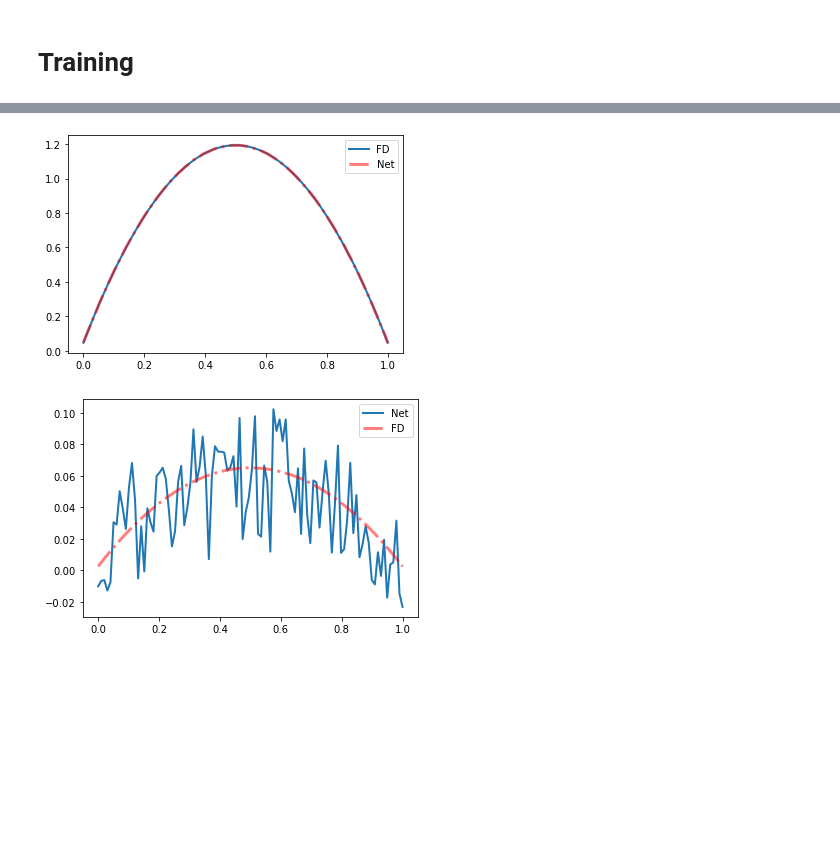
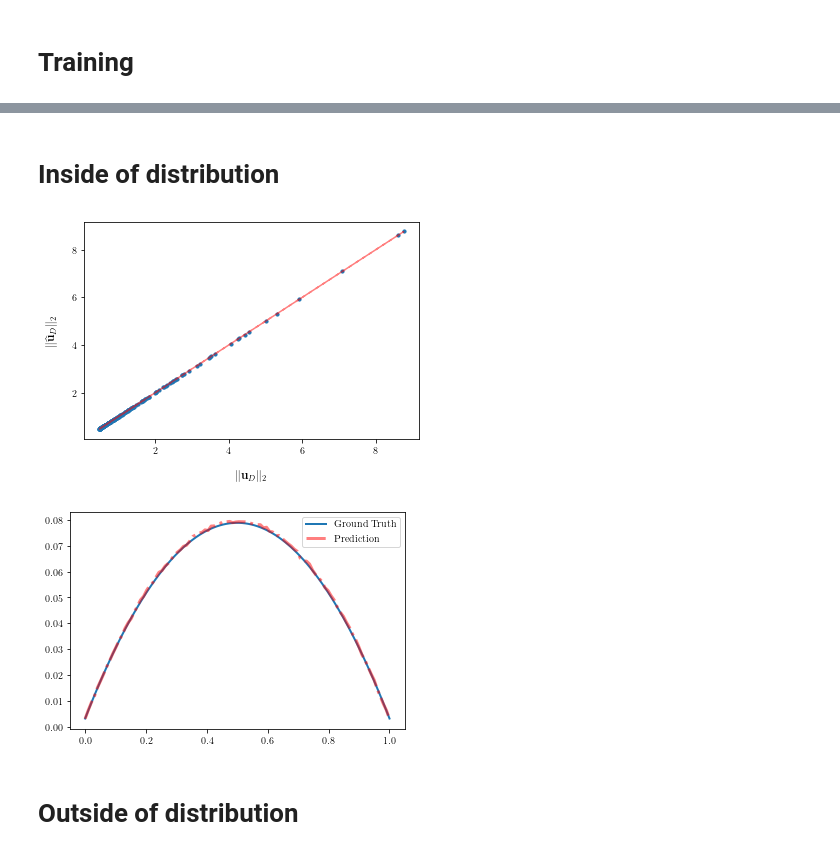
Before and after one commit to lechevaa/CEMRACS_SciML, a Jupyter notebook: dev/learning operator with mlp.ipynb, the cells around one changed output, grey strips where cells are left out. Cells and saved outputs as stored; diff of their text form; code cells hidden in the pictures; blank space fills up the shorter version.

```diff
--- a/dev/learning operator with mlp.ipynb
+++ b/dev/learning operator with mlp.ipynb
@@ -24,0 +53,2 @@ nx = 100
+# %%
+D_train, D_test, U_train, U_test = train_test_split(D, U, train_size = 0.8)
@@ -125,10 +148,0 @@ U = U.detach().cpu()
-# %%
-i = 10
-
-plt.plot(x, U[i], lw = 2, label = 'FD ')
-plt.plot(x, U_pred[i], 'r-.', lw = 3, alpha = .5, label = 'Net')
-
-plt.legend()
-plt.show()
-# %% [output]
-[figure, removed]
@@ -140,8 +149,34 @@ x, u = chaleur(nx, 2.)
-# %%
-plt.plot(x, u_pred.detach().cpu(), lw = 2, label = 'Net')
-plt.plot(x, u, 'r-.', lw = 3, alpha = .5, label = 'FD')
-
-plt.legend()
-plt.show()
-# %% [output]
-[figure, removed]
+# %% [markdown]
+# Inside of distribution
+# %%
+U_test = U_test.detach().cpu().numpy()
+U_test_pred = model(D_test).detach().cpu().numpy()
+# %%
+U_test_pred_norm = np.linalg.norm(U_test_pred, 2, axis = 1)
+U_test_norm = np.linalg.norm(U_test, 2, axis = 1)
+# %%
+plt.scatter(U_test_norm, U_test_pred_norm, s = 10)
+plt.plot(U_test_norm, U_test_norm, 'r--', alpha = .5)
+
+plt.ylabel('$\|\widehat{\mathbf{u}}_D\|_2$', fontsize = 12, labelpad=15)
+plt.xlabel('$\|\mathbf{u}_D\|_2$', fontsize = 12, labelpad=15)
+
+#plt.legend()
+plt.savefig('parityplot.pdf', bbox_inches ='tight')
+plt.show()
+# %% [output]
+[figure, added]
+# %%
+i = 2
+
+plt.plot(x, U_test[i], lw = 2, label = 'Ground Truth')
+plt.plot(x, U_test_pred[i], 'r-.', lw = 3, alpha = .5, label = 'Prediction')
+
+
+plt.legend()
+plt.savefig('exemple_IOD.pdf', bbox_inches ='tight')
+plt.show()
+# %% [output]
+[figure, added]
+# %% [markdown]
+# Outside of distribution
```
Also changed, not shown: parts of 36 cells of this notebook, 7 other files.
